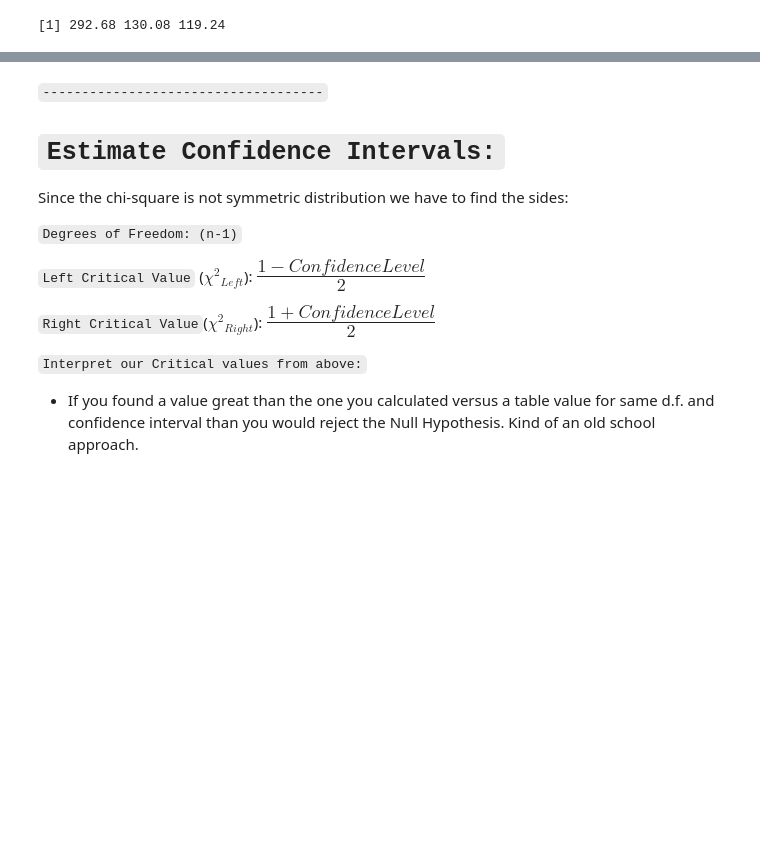
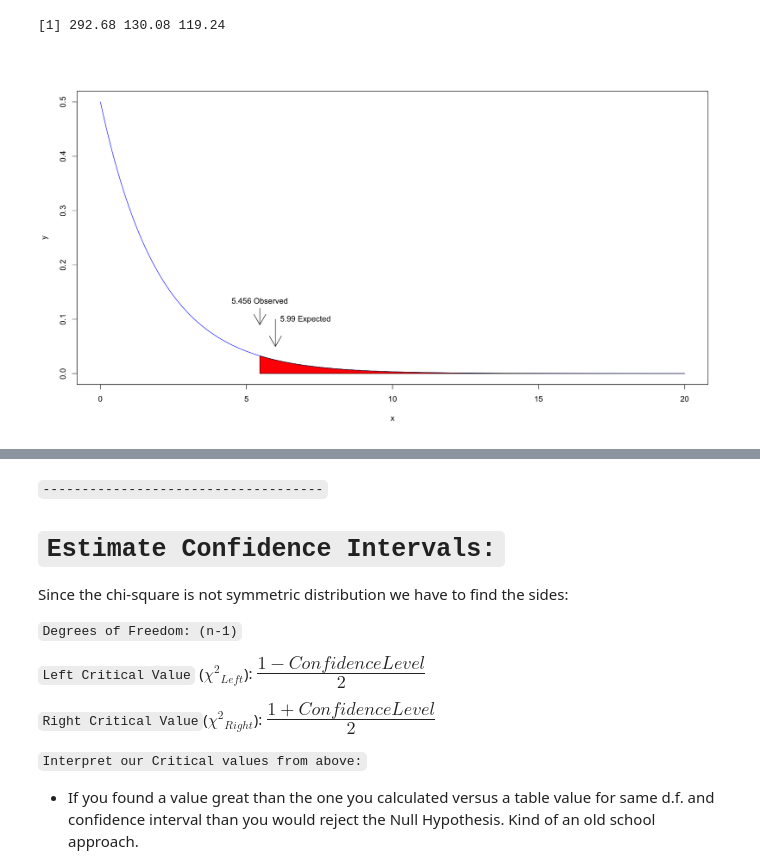
Before and after one commit to MrFuguDataScience/MLE_Basics_N_Stats, a Jupyter notebook: Chi_sq_distr.ipynb, the cells around one changed output, grey strips where cells are left out. Saved outputs shown, nothing was run; the diff lists cells and outputs as text; code cells hidden in the pictures; blank space fills up the shorter version.

```diff
--- a/Chi_sq_distr.ipynb
+++ b/Chi_sq_distr.ipynb
@@ -278,3 +341,16 @@ X-squared = 5.4561, df = 2, p-value = 0.06535
 [1] "-----------"
 [1] "expected values chi-sq stat:"
 [1] 292.68 130.08 119.24
+# %%
+x=seq(0,20,length=200)
+y=dchisq(x,2)
+plot(x,y,type="l",col="blue")
+xx=seq(5.456,20,length=100)
+yy=dchisq(xx,2)
+polygon(c(5.456,xx,20),c(0,yy,0),col="red")
+arrows(5.456,0.12,5.456,0.09)
+text(5.456,0.12,"5.456 Observed",pos=3)
+arrows(5.99,.1,5.99,.05)
+text(5.99,.1,"5.99 Expected",pos=4)
+# %% [output]
+[figure, added]
```
Also changed, not shown: parts of 26 cells of this notebook.
